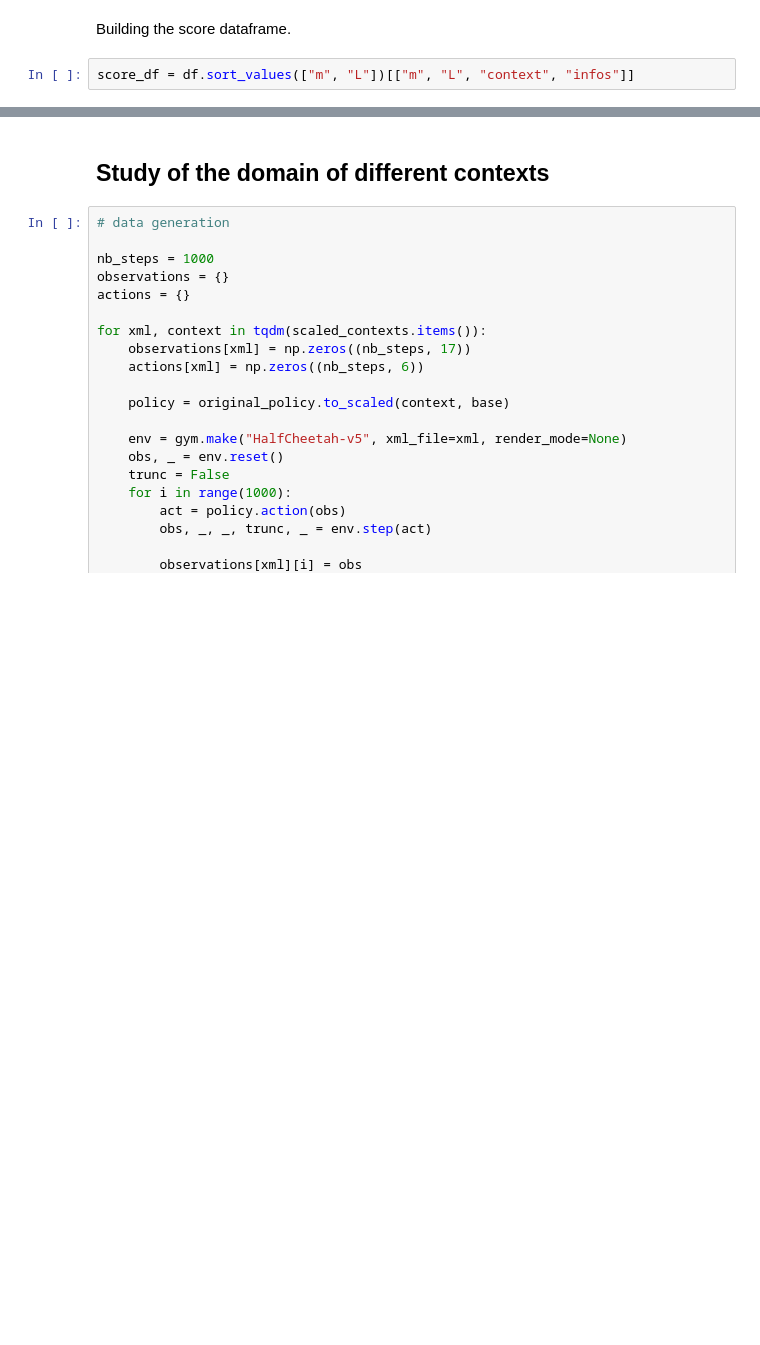
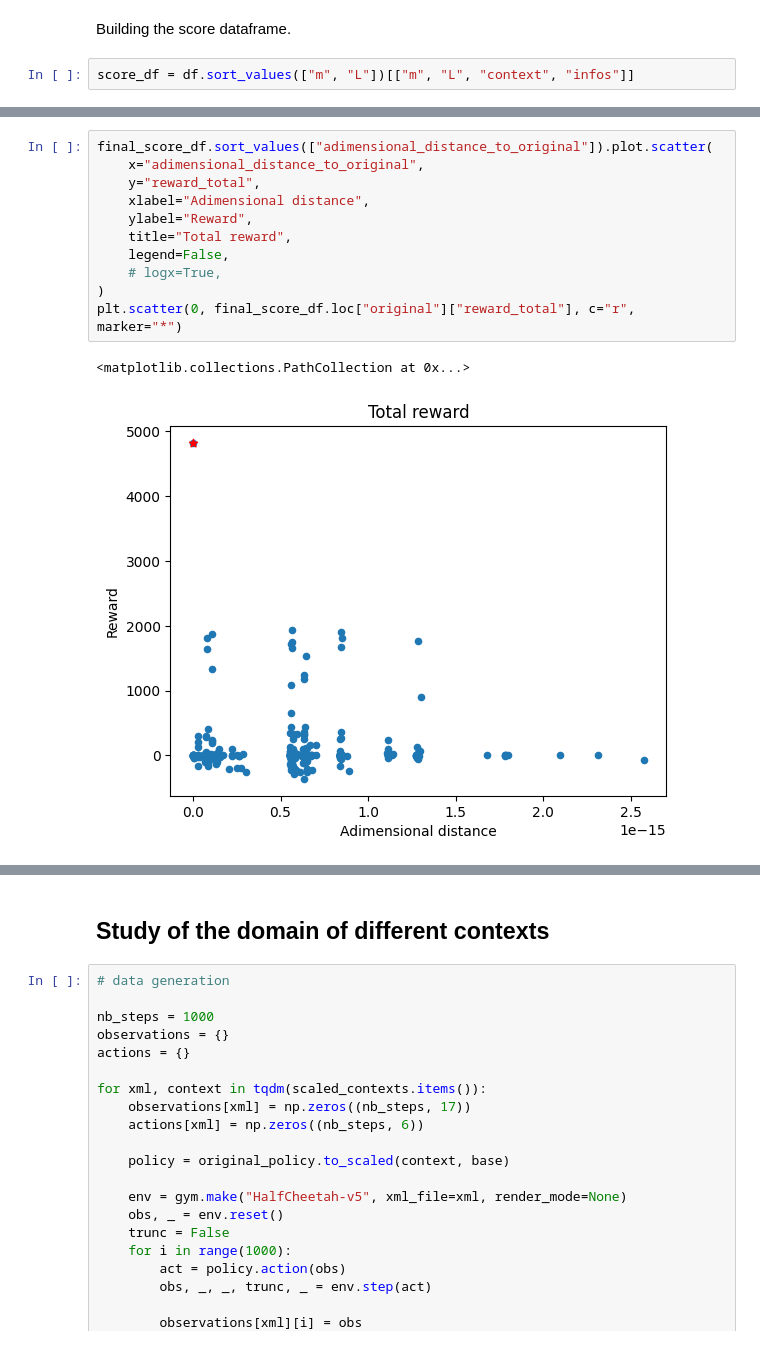
Before and after one commit to SherbyRobotics/transfer_halfcheetah, a Jupyter notebook: transfer.ipynb, the cells around one changed output, grey strips where cells are left out. Drawn from its saved outputs; the diff is of its cells as text; blank space fills up the shorter version.

```diff
--- a/transfer.ipynb
+++ b/transfer.ipynb
@@ -257,0 +227,14 @@ final_score_df
+# %%
+final_score_df.sort_values(["adimensional_distance_to_original"]).plot.scatter(
+    x="adimensional_distance_to_original",
+    y="reward_total",
+    xlabel="Adimensional distance",
+    ylabel="Reward",
+    title="Total reward",
+    legend=False,
+    # logx=True,
+)
+plt.scatter(0, final_score_df.loc["original"]["reward_total"], c="r", marker="*")
+# %% [output]
+<matplotlib.collections.PathCollection at 0x...>
+[figure, added]
```
Also changed, not shown: parts of 21 cells of this notebook, 1 other file.
